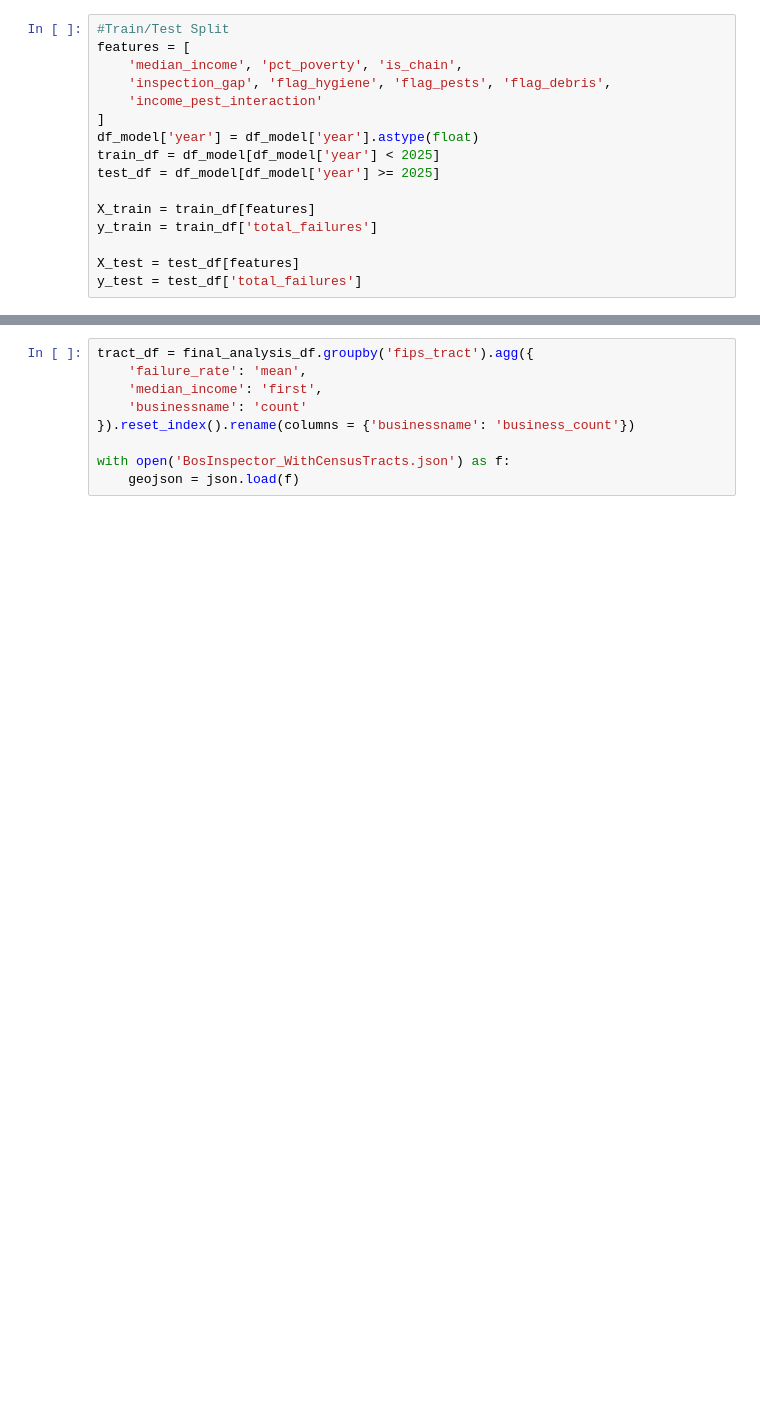
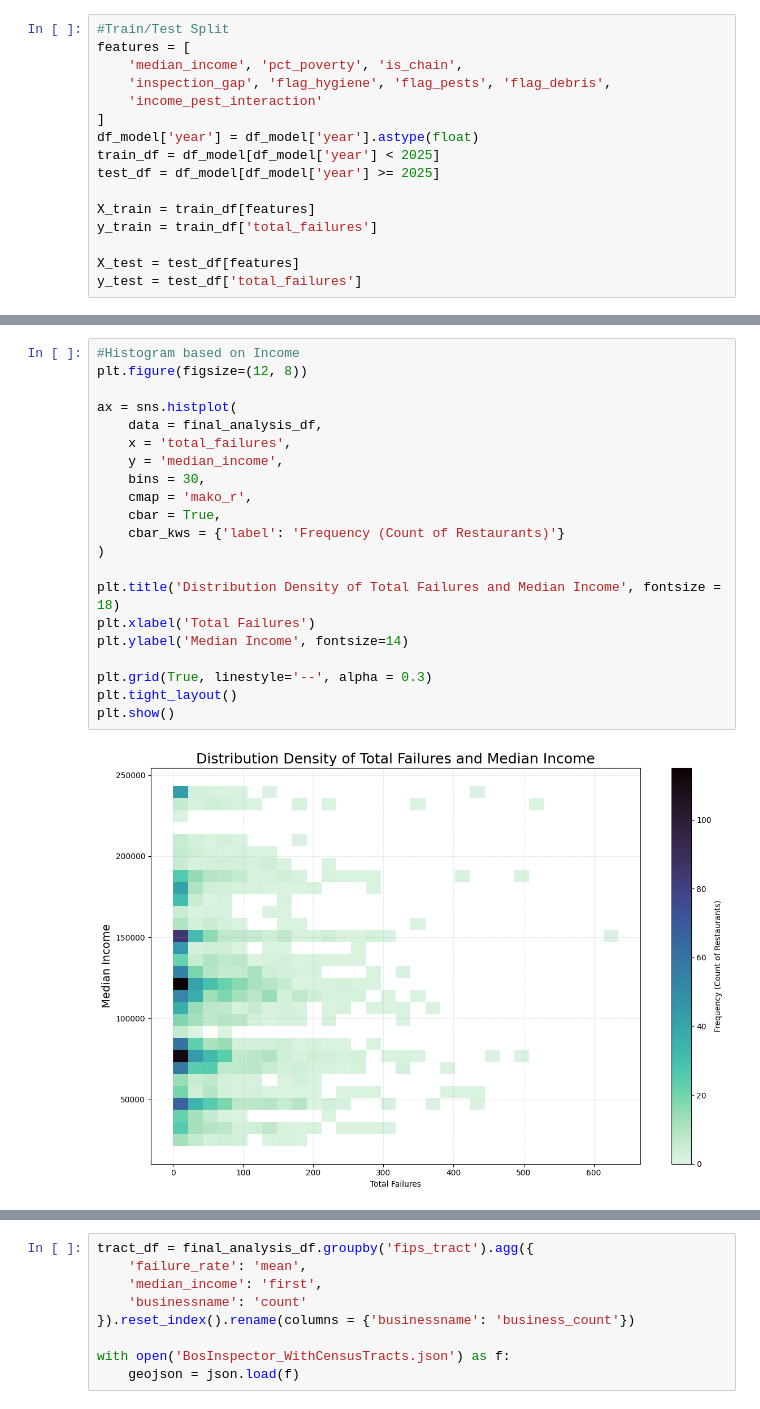
Before and after one commit to sy112-ops/YehS.ProjectDSH, a Jupyter notebook: YehS.ProjectDSH.ipynb, the cells around one changed output, grey strips where cells are left out. Drawn from its saved outputs; the diff is of its cells as text; blank space fills up the shorter version.

```diff
--- a/YehS.ProjectDSH.ipynb
+++ b/YehS.ProjectDSH.ipynb
@@ -635,0 +619,23 @@ plt.show()
+# %%
+#Histogram based on Income
+plt.figure(figsize=(12, 8))
+
+ax = sns.histplot(
+    data = final_analysis_df,
+    x = 'total_failures',
+    y = 'median_income',
+    bins = 30,
+    cmap = 'mako_r',
+    cbar = True,
+    cbar_kws = {'label': 'Frequency (Count of Restaurants)'}
+)
+
+plt.title('Distribution Density of Total Failures and Median Income', fontsize = 18)
+plt.xlabel('Total Failures')
+plt.ylabel('Median Income', fontsize=14)
+
+plt.grid(True, linestyle='--', alpha = 0.3)
+plt.tight_layout()
+plt.show()
+# %% [output]
+[figure, added]
```
Also changed, not shown: parts of 22 cells of this notebook.
